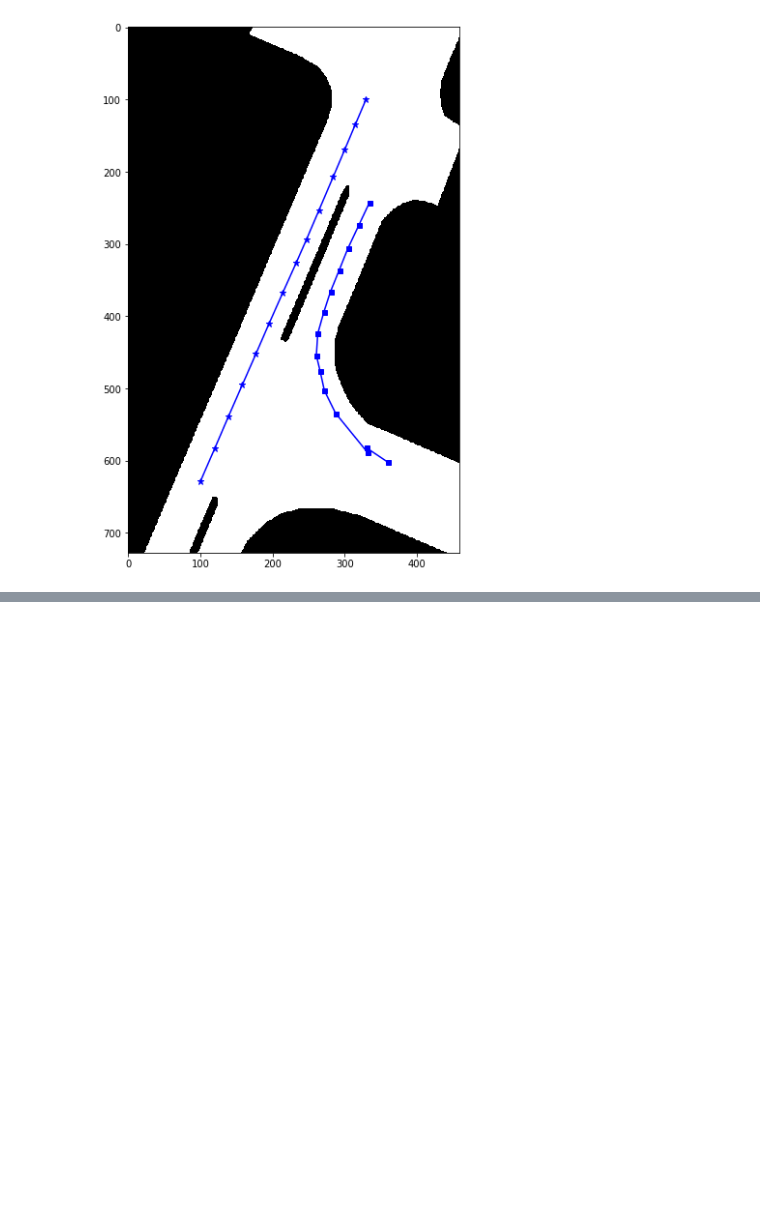
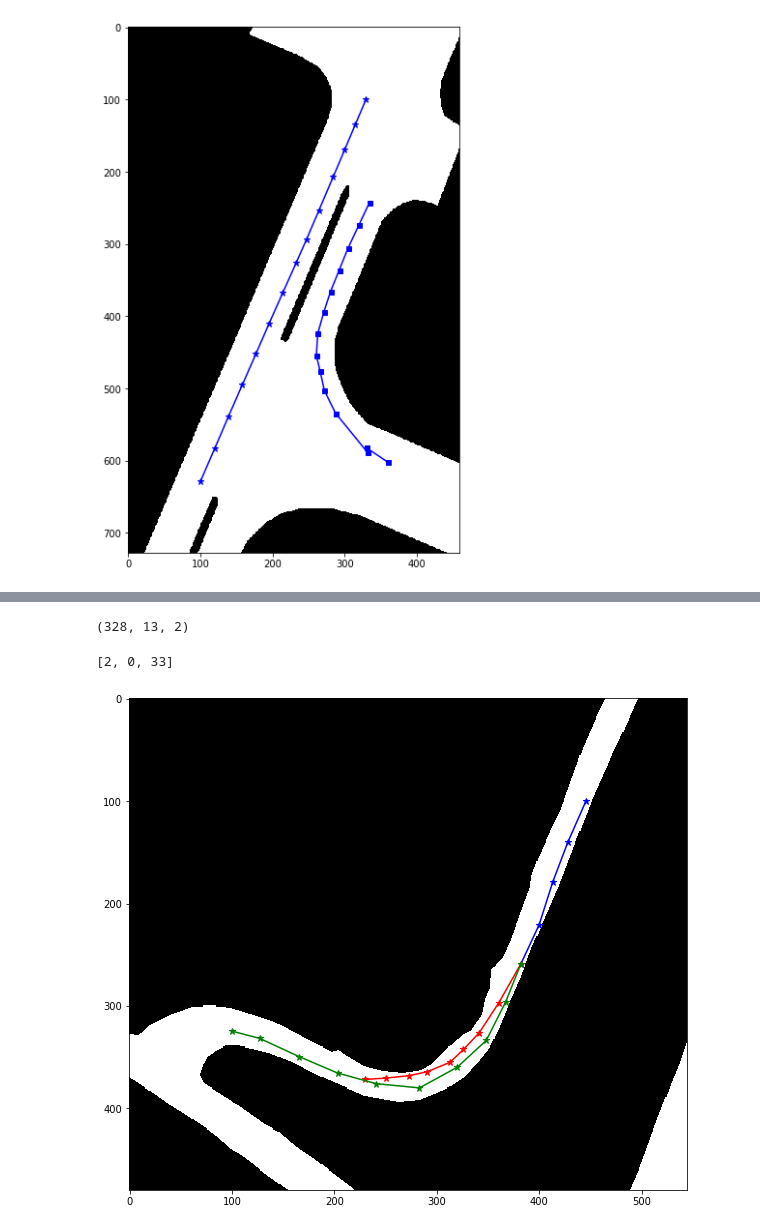
Before and after one commit to jogarrid/nuscenes, a Jupyter notebook: Nuscenes visualizations.ipynb, the cells around one changed output, grey strips where cells are left out. Saved outputs shown, nothing was run; the diff lists cells and outputs as text; code cells hidden in the pictures; blank space fills up the shorter version.

```diff
--- a/Nuscenes dataset exploration.ipynb
+++ b/Nuscenes visualizations.ipynb
@@ -244,0 +250,56 @@ It is therefore considered an outlier
+# %%
+#The test set in the simulated dataset contains 328 trajectories.
+spatial_predicted.shape
+# %% [output]
+(328, 13, 2)
+# %%
+index
+# %% [output]
+[2, 0, 33]
+# %%
+#load the simulated and the real nuscenes trajectories
+#load the simulated trajectories
+map_data_split_real = np.load('data/map_data_split14.npy')  #scenes x partitions x instances x time_steps x 2
+map_data_split = np.load('data/all_trajs_generated.npy')  #scenes x partitions x instances x time_steps x 2
+map_data_split = np.array([[np.array(map_data_split[i])] for i in range(100)])
+# %%
+#Find offset in the generated trajs
+#Find the limits of the scene
+def find_offset(partition):
+    xmin = 1000000
+    ymin = 1000000
+    for i in range(partition.shape[1]):
+        indexes = np.where(partition[:,i,0] != -999)[0]
+        for instance_index in indexes:
+            x = partition[instance_index][i][0]
+            y = partition[instance_index][i][1]
+            xmin = min(xmin,x)
+            ymin = min(ymin,y)
+    return xmin - 500, ymin- 500
+# %%
+#PLOT A FEW EXAMPLES OF SPATIAL LSTM PREDICTION.
+#IN GREEN, THE TRUE TRAJECTORY. IN RED, THE PREDICTED
+#BY LSTM TRAJECTORY
+
+#index of the trajectory we want to see on the map
+i = 126
+
+traj_pred = spatial_predicted[i]
+index = spatial_info[i][2]
+scene_i = index[0]+90
+traj_real = map_data_split[scene_i][index[1]][index[2]]
+#We now plot the next partition for the following scene
+offx, offy = find_offset(map_data_split_real[scene_i][0])
+
+traj_pred[:,0] += offy
+traj_pred[:,1]+= offx
+traj_real[:,0] += offy
+traj_real[:,1]+= offx
+
+scene_i = index[0]+90
+scenes = nusc.scene
+record = scenes[scene_i]
+plot_2traj_partition(nusc, record, np.expand_dims(traj_real,axis = 0), np.expand_dims(traj_pred,axis = 0))
+#plot_2traj_partition(nusc, record, np.expand_dims(traj_real,axis = 0), np.expand_dims(traj_pred,axis = 0))
+# %% [output]
+[figure, added]
```
Also changed, not shown: parts of 9 cells of this notebook, 13 other files.
